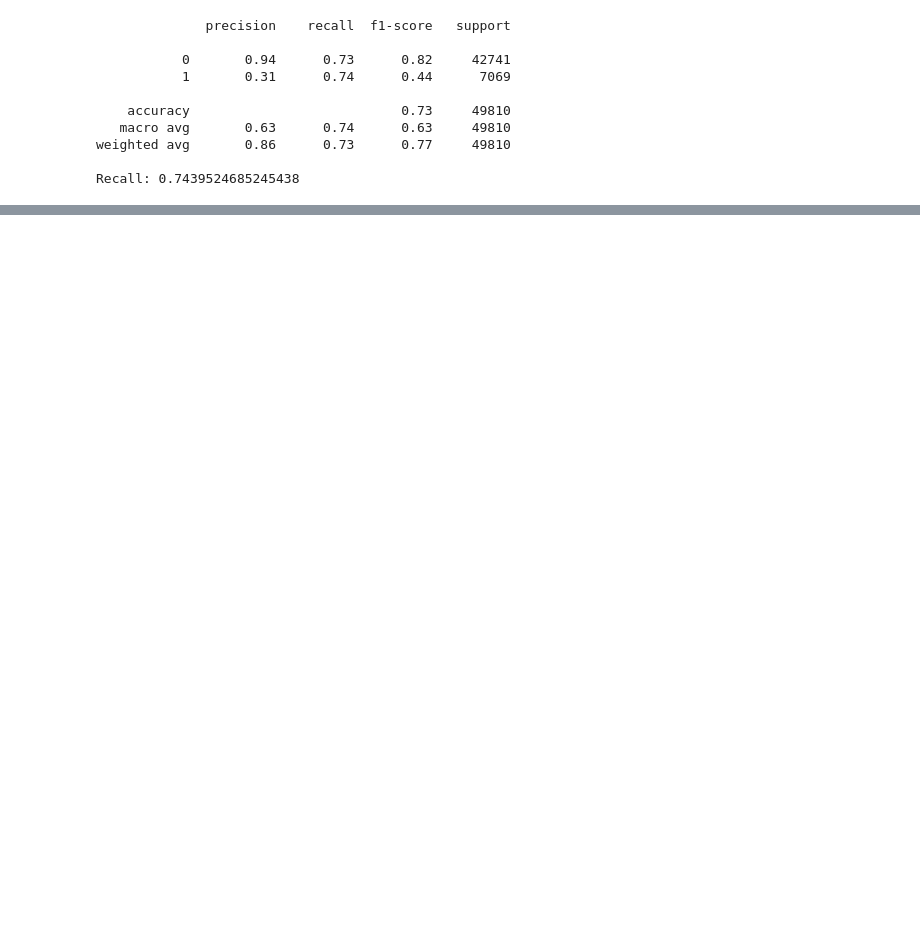
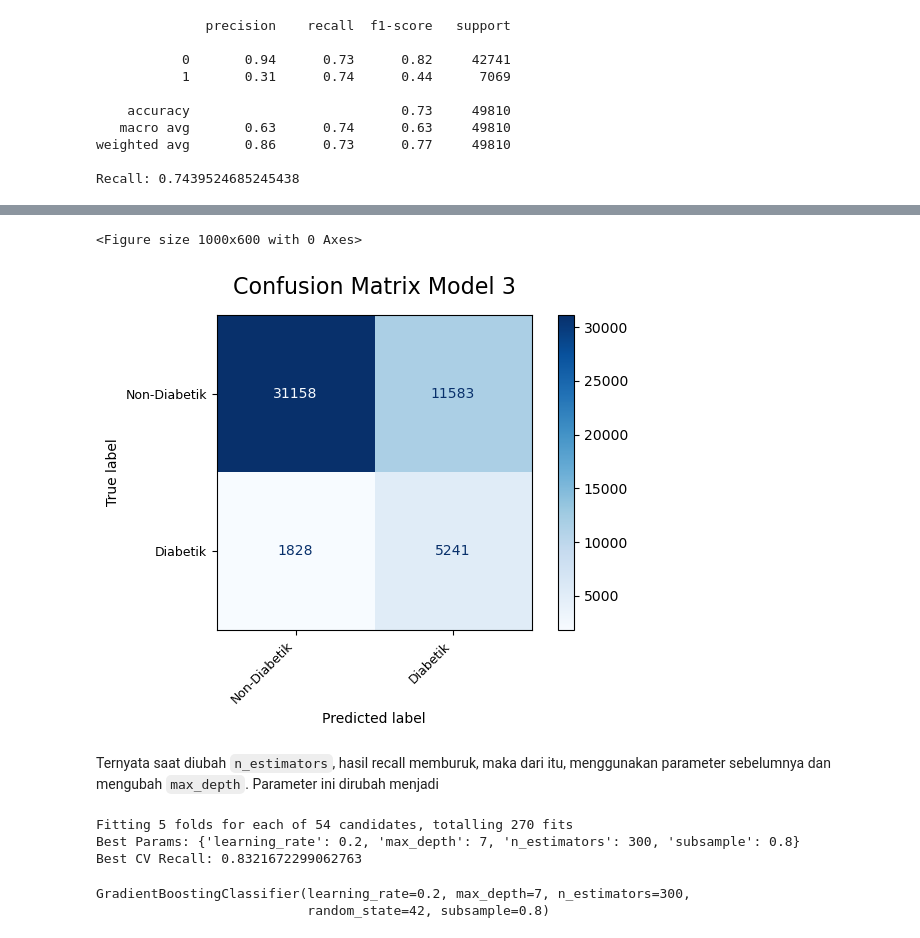
Before and after one commit to FaradayB/Hacktiv8-Assignments, a Jupyter notebook: Mini Project 2/mini_project_2_FaradayBarrFatahillah.ipynb, the cells around one changed output, grey strips where cells are left out. Cells and saved outputs as stored; diff of their text form; code cells hidden in the pictures; blank space fills up the shorter version.

````diff
--- a/Mini Project 2/mini_project_2_FaradayBarrFatahillah.ipynb
+++ b/Mini Project 2/mini_project_2_FaradayBarrFatahillah.ipynb
@@ -1321,6 +1337,6 @@ Recall: 0.7439524685245438
 # %%
-grid_param = {
-    'n_estimators': [100, 200, 300],
+grid_param3 = {
+    'n_estimators': [300, 400, 500],
     'learning_rate': [0.05, 0.1, 0.2],
     'max_depth': [3, 4, 5],
     'subsample': [0.8, 1.0]
@@ -1328,9 +1344,9 @@ grid_param = {
 # %%
 model_gb = GradientBoostingClassifier(random_state=42)
 
-grid_search = GridSearchCV(
+grid_search3 = GridSearchCV(
     model_gb,
-    param_grid=grid_param,
+    param_grid=grid_param3,
     scoring='recall',
     cv=5,
     n_jobs=-1,
@@ -1365,0 +1387,16 @@ Recall: 0.7203281935210072
+# %%
+plt.figure(figsize=(10, 6))
+
+cm = confusion_matrix(y_selected_test, y_best_pred3)
+disp = ConfusionMatrixDisplay(confusion_matrix=cm, display_labels=['Non-Diabetik', 'Diabetik'])
+disp.plot(cmap='Blues', values_format='d')
+plt.title('Confusion Matrix Model 3', fontsize=16, pad=15)
+plt.xticks(rotation=45, ha='right', fontsize=9)
+plt.yticks(rotation=0, fontsize=9)
+plt.tight_layout()
+plt.show()
+# %% [output]
+<Figure size 1000x600 with 0 Axes>
+[figure, added]
+# %% [markdown]
+Ternyata saat diubah ```n_estimators```, hasil recall memburuk, maka dari itu, menggunakan parameter sebelumnya dan mengubah ```max_depth```. Parameter ini dirubah menjadi
@@ -1365,0 +1421,14 @@ Recall: 0.7203281935210072
+# %%
+grid_search4.fit(X_sm_train, y_sm_train)
+
+print("Best Params:", grid_search4.best_params_)
+print("Best CV Recall:", grid_search4.best_score_)
+# %% [output]
+Fitting 5 folds for each of 54 candidates, totalling 270 fits
+Best Params: {'learning_rate': 0.2, 'max_depth': 7, 'n_estimators': 300, 'subsample': 0.8}
+Best CV Recall: 0.8321672299062763
+# %%
+grid_search4.best_estimator_
+# %% [output]
+GradientBoostingClassifier(learning_rate=0.2, max_depth=7, n_estimators=300,
+                           random_state=42, subsample=0.8)
````
Also changed, not shown: parts of 19 cells of this notebook.
